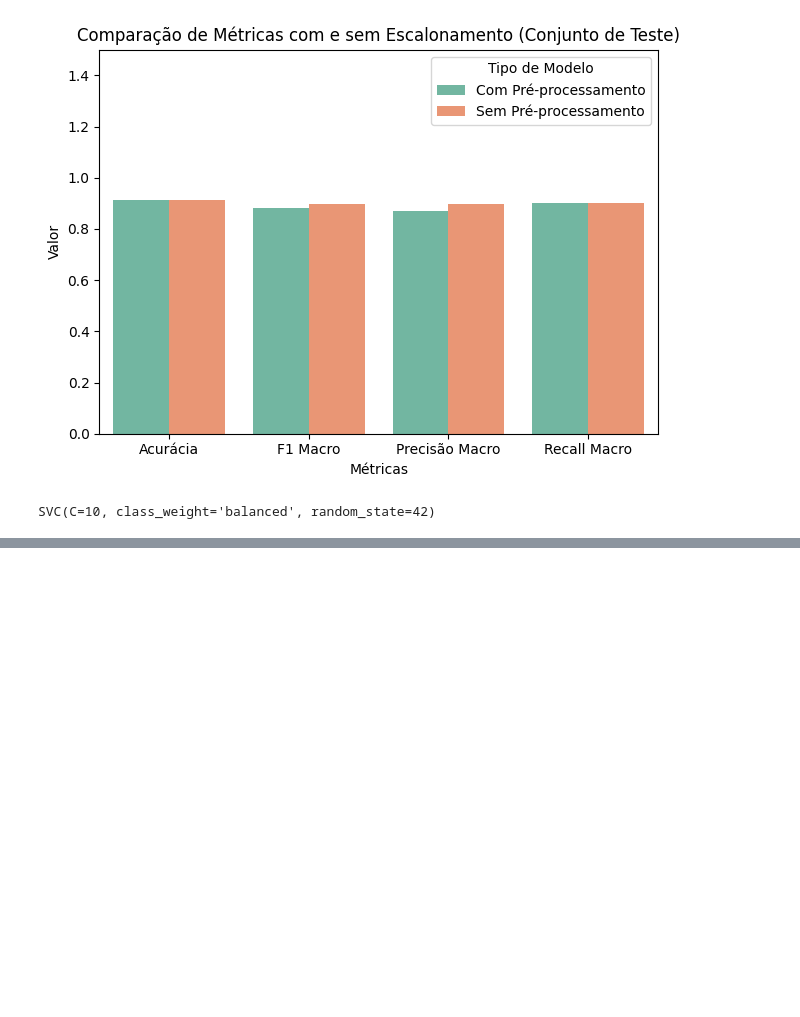
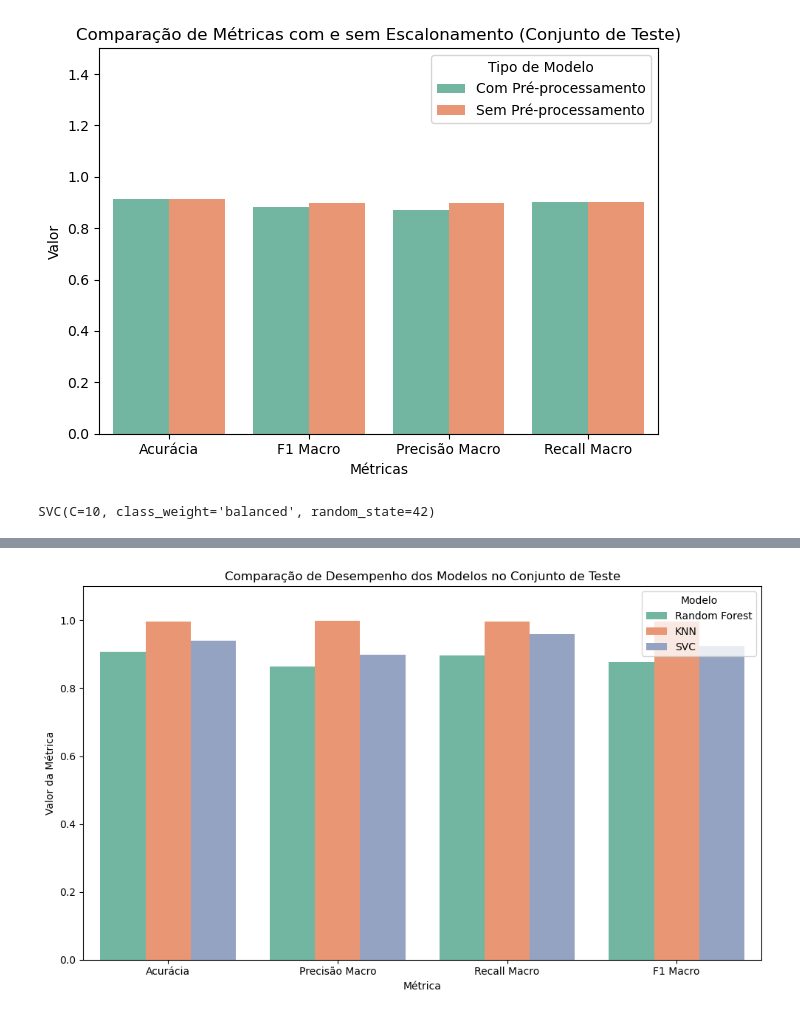
Before and after one commit to Jotape003/Trabalho-ML, a Jupyter notebook: phishingData.ipynb, the cells around one changed output, grey strips where cells are left out. Cells and saved outputs as stored; diff of their text form; code cells hidden in the pictures; blank space fills up the shorter version.

```diff
--- a/phishingData.ipynb
+++ b/phishingData.ipynb
@@ -973,0 +1051,21 @@ SVC(C=10, class_weight='balanced', random_state=42)
+# %%
+def calcular_metricas(nome, modelo):
+    y_pred = modelo.predict(X_test)
+    return {
+        'Modelo': nome,
+        'Acurácia': accuracy_score(y_test, y_pred),
+        'Precisão Macro': precision_score(y_test, y_pred, average='macro'),
+        'Recall Macro': recall_score(y_test, y_pred, average='macro'),
+        'F1 Macro': f1_score(y_test, y_pred, average='macro')
+    }
+
+# Use os melhores modelos encontrados no seu GridSearchCV
+resultados = [
+    calcular_metricas('Random Forest', best_model_with_scaler),
+    calcular_metricas('KNN', knn_best_model_with_preprocessing),
+    calcular_metricas('SVC', svc_best_model_with_preprocessing)
+]
+
+import pandas as pd
+df_comparacao = pd.DataFrame(resultados).set_index('Modelo').T.reset_index().rename(columns={'index': 'Métrica'})
+df_comparacao
@@ -973,0 +1078,19 @@ SVC(C=10, class_weight='balanced', random_state=42)
+# %%
+import matplotlib.pyplot as plt
+import seaborn as sns
+
+# Transforma o DataFrame para formato "long" (melt) para usar no seaborn
+df_meltado = df_comparacao.melt(id_vars='Métrica', var_name='Modelo', value_name='Valor')
+
+plt.figure(figsize=(10, 6))
+sns.barplot(data=df_meltado, x='Métrica', y='Valor', hue='Modelo', palette='Set2')
+
+plt.title('Comparação de Desempenho dos Modelos no Conjunto de Teste')
+plt.ylim(0, 1.1)
+plt.ylabel('Valor da Métrica')
+plt.xlabel('Métrica')
+plt.legend(title='Modelo')
+plt.tight_layout()
+plt.show()
+# %% [output]
+[figure, added]
```
Also changed, not shown: parts of 8 cells of this notebook.
